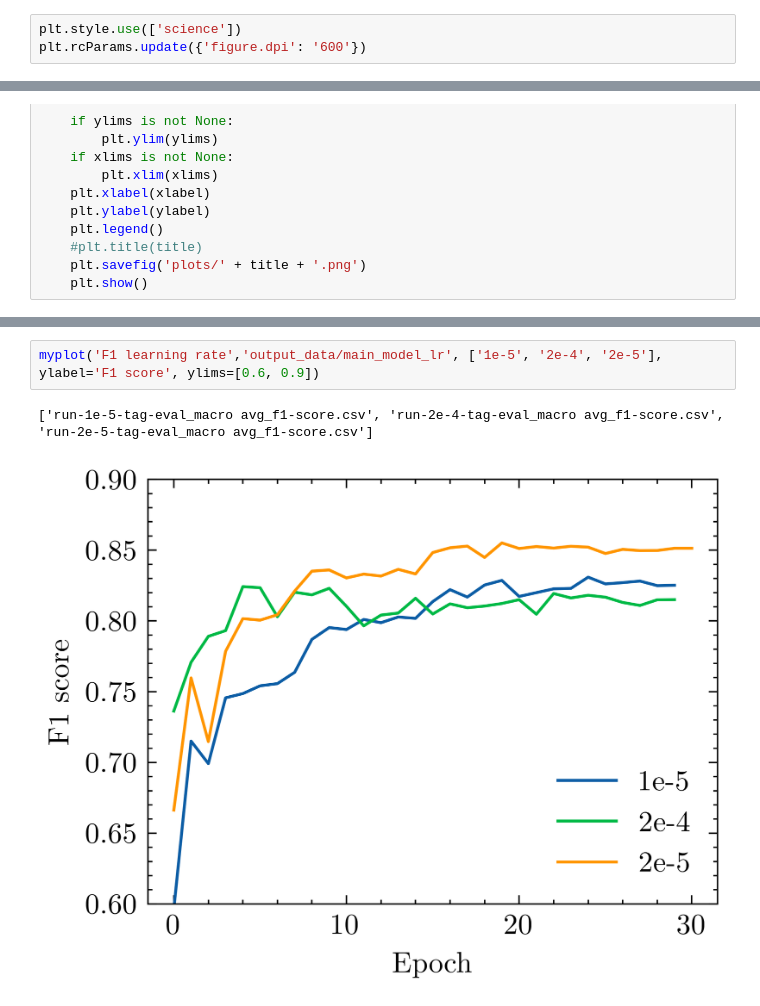
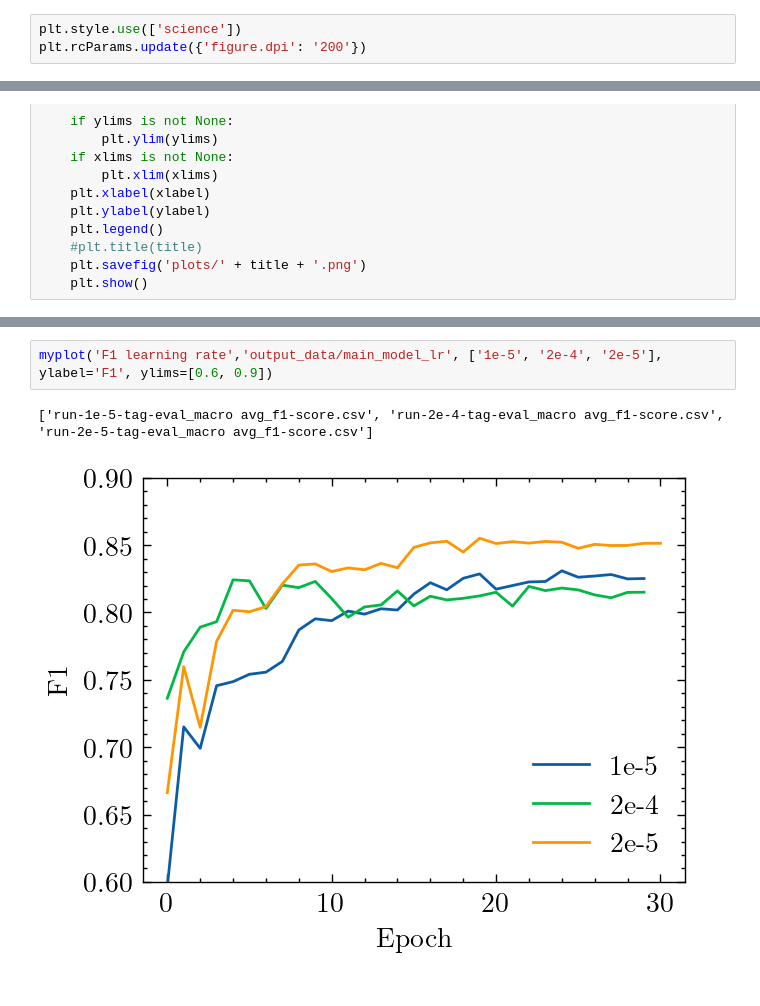
Before and after one commit to antoineedy/NLP-individual-courwework, a Jupyter notebook: generate_plots.ipynb, the cells around one changed output, grey strips where cells are left out. Saved outputs shown, nothing was run; the diff lists cells and outputs as text.

```diff
--- a/generate_plots.ipynb
+++ b/generate_plots.ipynb
@@ -6,7 +6,7 @@ import scienceplots
 import os
 # %%
 plt.style.use(['science'])
-plt.rcParams.update({'figure.dpi': '600'})
+plt.rcParams.update({'figure.dpi': '200'})
 # %%
 def myplot(title, path, labels, xlabel='Epoch', ylabel='None', xlims=None, ylims=None):
     plt.figure()
@@ -53,5 +53,5 @@ myplot('F1 batch size','output_data/main_model_batch_size', ['16', '32', '8'], y
 # %%
-myplot('F1 learning rate','output_data/main_model_lr', ['1e-5', '2e-4', '2e-5'], ylabel='F1 score', ylims=[0.6, 0.9])
+myplot('F1 learning rate','output_data/main_model_lr', ['1e-5', '2e-4', '2e-5'], ylabel='F1', ylims=[0.6, 0.9])
 # %% [output]
 ['run-1e-5-tag-eval_macro avg_f1-score.csv', 'run-2e-4-tag-eval_macro avg_f1-score.csv', 'run-2e-5-tag-eval_macro avg_f1-score.csv']
-[figure, old version]
+[figure, new version]
```
Also changed, not shown: parts of 3 cells of this notebook, 11 other files.
